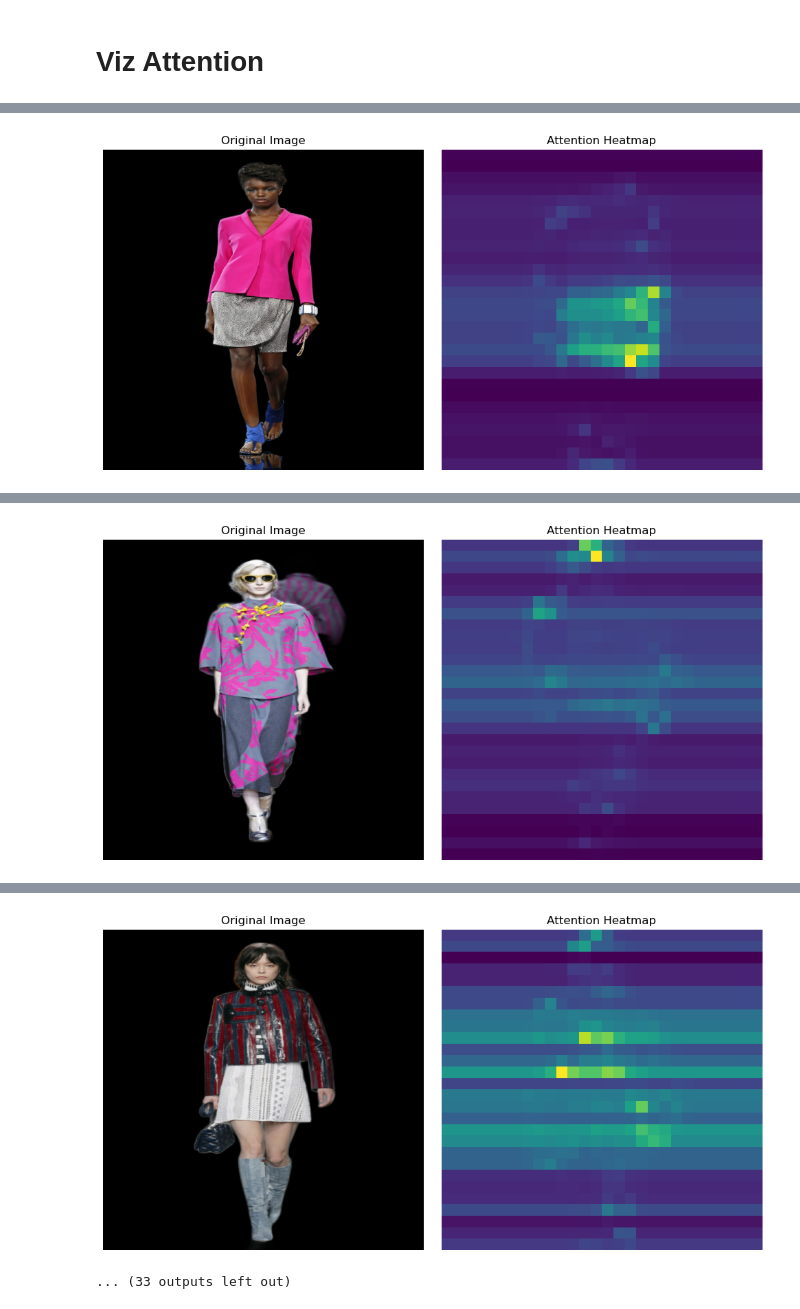
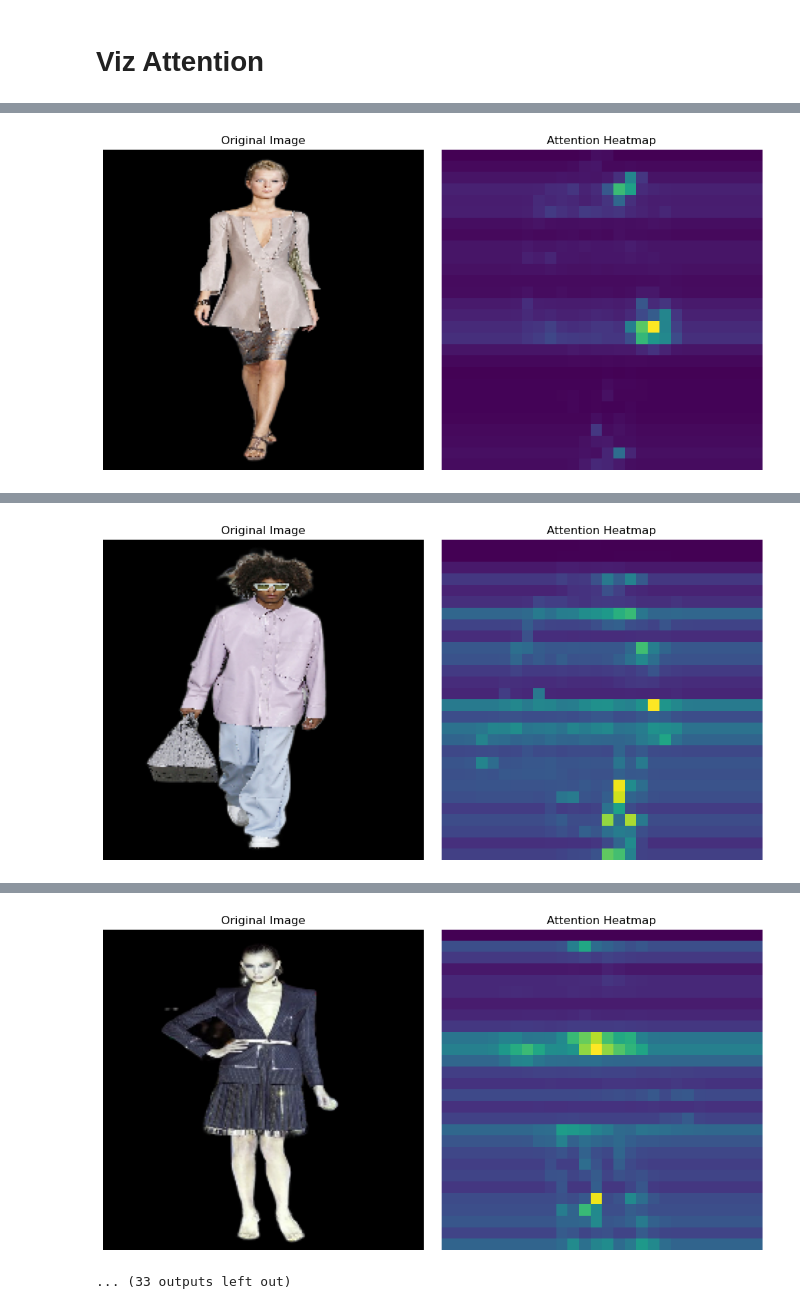
Before and after one commit to elenaabcc/VGG16-Brand-Reko-from-runway-images, a Jupyter notebook: vgg16_with_self_attention_no_bkg.ipynb, the cells around one changed output, grey strips where cells are left out. Cells and saved outputs as stored; diff of their text form; code cells hidden in the pictures.

```diff
--- a/vgg16_with_self_attention_no_bkg.ipynb
+++ b/vgg16_with_self_attention_no_bkg.ipynb
@@ -328,26 +327,51 @@ from tensorflow.keras.layers import Attention
 # Convert X_val_paths to a numpy array
 X_val_paths = np.array(X_val_paths)
 
-# Choose 15 image indices from val set
-sample_image_indices = [24, 10, 50, 100, 200, 300, 400, 500, 600, 700, 800, 900, 56, 23, 22]
 attention_layer_name = 'attention'
-img_size = (2000, 2000)
+
+# Define a function to extract attention weights and generate heatmaps
+def visualize_attention(model, img_path, layer_name):
+    img = preprocess_image(img_path)
+    img = np.expand_dims(img, axis=0)
+
+    # Create a submodel that outputs attention weights
+    submodel = Model(inputs=model.input, outputs=model.get_layer(layer_name).output)
+    attention_maps = submodel.predict(img)
+
+    # Reshape attention maps for visualization
+    attention_maps = np.squeeze(attention_maps)
+
+    # Create a heatmap by summing along the channel axis
+    heatmap = np.sum(attention_maps, axis=-1)
+
+    # Normalize the heatmap
+    heatmap /= np.max(heatmap)
+
+    return heatmap
+
+# Choose 15 image
+sample_image_indices = [24, 35, 48, 61, 70, 81, 92, 103, 114, 125, 136, 147, 144, 169, 180]
+# Define the desired size for the images
+img_size = (224, 224)
 
 for idx in sample_image_indices:
+    # Get the image path using the chosen index
     sample_image_path = X_val_paths[idx]
 
-    # Generate the attention heatmap
+    # Generate the attention heatmap for the chosen image and layer
     heatmap = visualize_attention(model, sample_image_path, attention_layer_name)
 
     # Display the original image and attention heatmap side by side
     plt.figure(figsize=(10, 5))
 
+    # Original Image
     plt.subplot(1, 2, 1)
     original_image = load_img('./imgs/images/images/' + sample_image_path, target_size=img_size)
     plt.imshow(original_image)
     plt.title('Original Image')
     plt.axis('off')
 
+    # Attention Heatmap
     plt.subplot(1, 2, 2)
     plt.imshow(heatmap, cmap='viridis')
     plt.title('Attention Heatmap')
@@ -364 +388 @@ for idx in sample_image_indices:
-[figure, old version]
+[figure, new version]
@@ -367 +391 @@ for idx in sample_image_indices:
-[figure, old version]
+[figure, new version]
@@ -370,2 +394,2 @@ for idx in sample_image_indices:
-[figure, old version]
+[figure, new version]
 ... (33 outputs left out)
```
Also changed, not shown: parts of 2 cells of this notebook, 1 other file.
